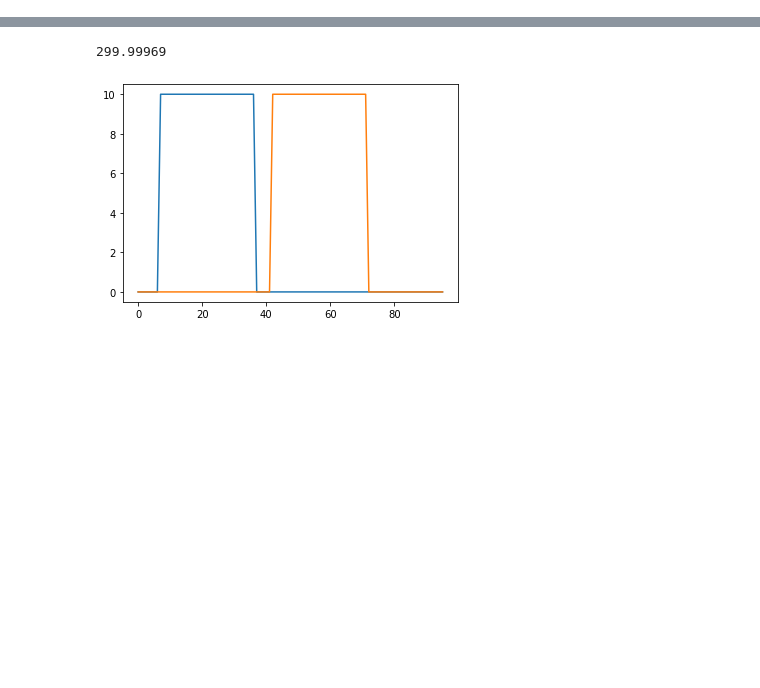
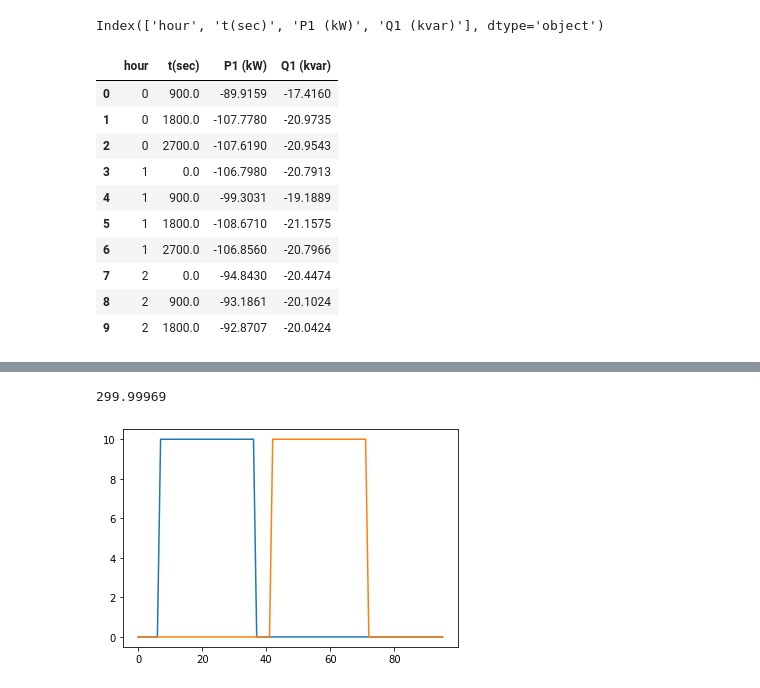
Before and after one commit to fiit-ba/Optimization-of-Battery-Management-in-Microgrid, a Jupyter notebook: opendss/microgrid_battery_management_simulator.ipynb, the cells around one changed output, grey strips where cells are left out. Saved outputs shown, nothing was run; the diff lists cells and outputs as text; code cells hidden in the pictures; blank space fills up the shorter version.

```diff
--- a/opendss/microgrid_battery_management_simulator.ipynb
+++ b/opendss/microgrid_battery_management_simulator.ipynb
@@ -128,0 +110,16 @@ batery.head(50)
+# %%
+print(df.columns)
+df.head(10)
+# %% [output]
+Index(['hour', 't(sec)', 'P1 (kW)', 'Q1 (kvar)'], dtype='object')
+|  | hour | t(sec) | P1 (kW) | Q1 (kvar) |
+| 0 | 0 | 900.0 | -89.9159 | -17.4160 |
+| 1 | 0 | 1800.0 | -107.7780 | -20.9735 |
+| 2 | 0 | 2700.0 | -107.6190 | -20.9543 |
+| 3 | 1 | 0.0 | -106.7980 | -20.7913 |
+| 4 | 1 | 900.0 | -99.3031 | -19.1889 |
+| 5 | 1 | 1800.0 | -108.6710 | -21.1575 |
+| 6 | 1 | 2700.0 | -106.8560 | -20.7966 |
+| 7 | 2 | 0.0 | -94.8430 | -20.4474 |
+| 8 | 2 | 900.0 | -93.1861 | -20.1024 |
+| 9 | 2 | 1800.0 | -92.8707 | -20.0424 |
```
Also changed, not shown: parts of 12 cells of this notebook, 3 other files.
